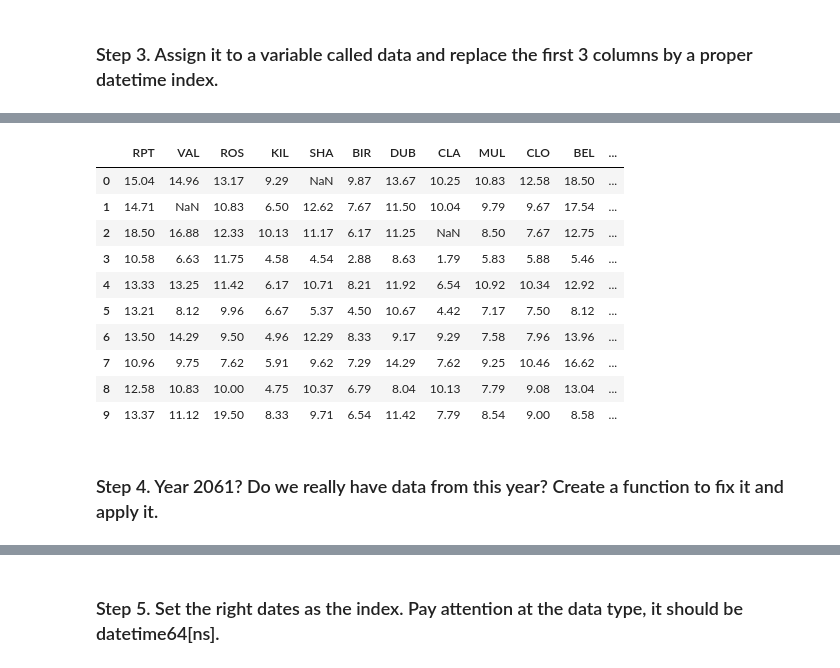
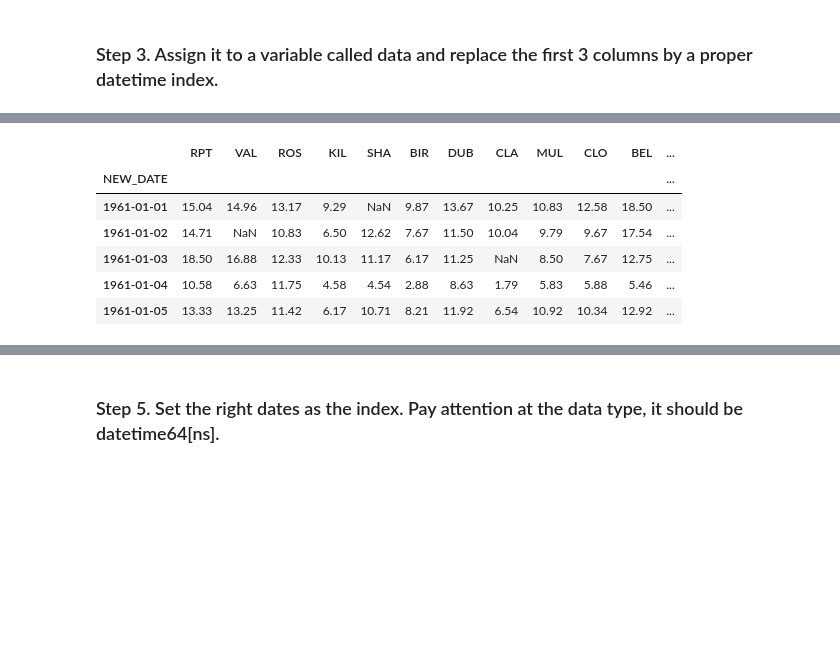
Before and after one commit to MVillasuso/DS_MVL, a Jupyter notebook: PROYECTOS/Entregas_Ejercicios_MVL/pandas/Solutions_WindStat_MVL.ipynb, the cells around one changed output, grey strips where cells are left out. Cells and saved outputs as stored; diff of their text form; code cells hidden in the pictures; blank space fills up the shorter version.

```diff
--- a/PROYECTOS/Entregas_Ejercicios_MVL/pandas/Solutions_WindStat_MVL.ipynb
+++ b/PROYECTOS/Entregas_Ejercicios_MVL/pandas/Solutions_WindStat_MVL.ipynb
@@ -100,0 +109,2 @@ df["Yr_Mo_Dd"] = df["Date"] + pd.DateOffset(years=-100)
+# %%
+df.set_index("Yr_Mo_Dy", inplace = True)
@@ -100,0 +150,2 @@ df["Yr_Mo_Dd"] = df["Date"] + pd.DateOffset(years=-100)
+# %%
+df['NEW_DATE'] = df.index
@@ -101,3 +175,13 @@ df["Yr_Mo_Dd"] = df["Date"] + pd.DateOffset(years=-100)
+# %%
+# The problem is that the dates are 2061 and so on...
+
+# function that uses datetime
+def fix_century(x):
+  year = x.year - 100 if x.year > 1999 else x.year
+  return datetime.date(year, x.month, x.day)
+
+# apply the function fix_century on the column and replace the values to the right ones
+df['NEW_DATE'] = df['NEW_DATE'].apply(fix_century)
 # %%
 df.head(10)
 # %% [output]
@@ -139,2 +223,2 @@ df.shape
 # %%
-df.drop(columns= ["Yr","Mo", "Dy"], inplace = True)
+df.set_index("NEW_DATE", inplace=True)
@@ -176,16 +247,10 @@ memory usage: 719.2 KB
 # %%
-df.head(10)
+df.head(5)
 # %% [output]
 |  | RPT | VAL | ROS | KIL | SHA | BIR | DUB | CLA | MUL | CLO | BEL | ... |
-| 0 | 15.04 | 14.96 | 13.17 | 9.29 | NaN | 9.87 | 13.67 | 10.25 | 10.83 | 12.58 | 18.50 | ... |
-| 1 | 14.71 | NaN | 10.83 | 6.50 | 12.62 | 7.67 | 11.50 | 10.04 | 9.79 | 9.67 | 17.54 | ... |
-| 2 | 18.50 | 16.88 | 12.33 | 10.13 | 11.17 | 6.17 | 11.25 | NaN | 8.50 | 7.67 | 12.75 | ... |
-| 3 | 10.58 | 6.63 | 11.75 | 4.58 | 4.54 | 2.88 | 8.63 | 1.79 | 5.83 | 5.88 | 5.46 | ... |
-| 4 | 13.33 | 13.25 | 11.42 | 6.17 | 10.71 | 8.21 | 11.92 | 6.54 | 10.92 | 10.34 | 12.92 | ... |
-| 5 | 13.21 | 8.12 | 9.96 | 6.67 | 5.37 | 4.50 | 10.67 | 4.42 | 7.17 | 7.50 | 8.12 | ... |
-| 6 | 13.50 | 14.29 | 9.50 | 4.96 | 12.29 | 8.33 | 9.17 | 9.29 | 7.58 | 7.96 | 13.96 | ... |
-| 7 | 10.96 | 9.75 | 7.62 | 5.91 | 9.62 | 7.29 | 14.29 | 7.62 | 9.25 | 10.46 | 16.62 | ... |
-| 8 | 12.58 | 10.83 | 10.00 | 4.75 | 10.37 | 6.79 | 8.04 | 10.13 | 7.79 | 9.08 | 13.04 | ... |
-| 9 | 13.37 | 11.12 | 19.50 | 8.33 | 9.71 | 6.54 | 11.42 | 7.79 | 8.54 | 9.00 | 8.58 | ... |
+| NEW_DATE |  |  |  |  |  |  |  |  |  |  |  | ... |
+| 1961-01-01 | 15.04 | 14.96 | 13.17 | 9.29 | NaN | 9.87 | 13.67 | 10.25 | 10.83 | 12.58 | 18.50 | ... |
+| 1961-01-02 | 14.71 | NaN | 10.83 | 6.50 | 12.62 | 7.67 | 11.50 | 10.04 | 9.79 | 9.67 | 17.54 | ... |
+| 1961-01-03 | 18.50 | 16.88 | 12.33 | 10.13 | 11.17 | 6.17 | 11.25 | NaN | 8.50 | 7.67 | 12.75 | ... |
+| 1961-01-04 | 10.58 | 6.63 | 11.75 | 4.58 | 4.54 | 2.88 | 8.63 | 1.79 | 5.83 | 5.88 | 5.46 | ... |
+| 1961-01-05 | 13.33 | 13.25 | 11.42 | 6.17 | 10.71 | 8.21 | 11.92 | 6.54 | 10.92 | 10.34 | 12.92 | ... |
-# %% [markdown]
-### Step 4. Year 2061? Do we really have data from this year? Create a function to fix it and apply it.
```
Also changed, not shown: parts of 56 cells of this notebook, 7 other files.
